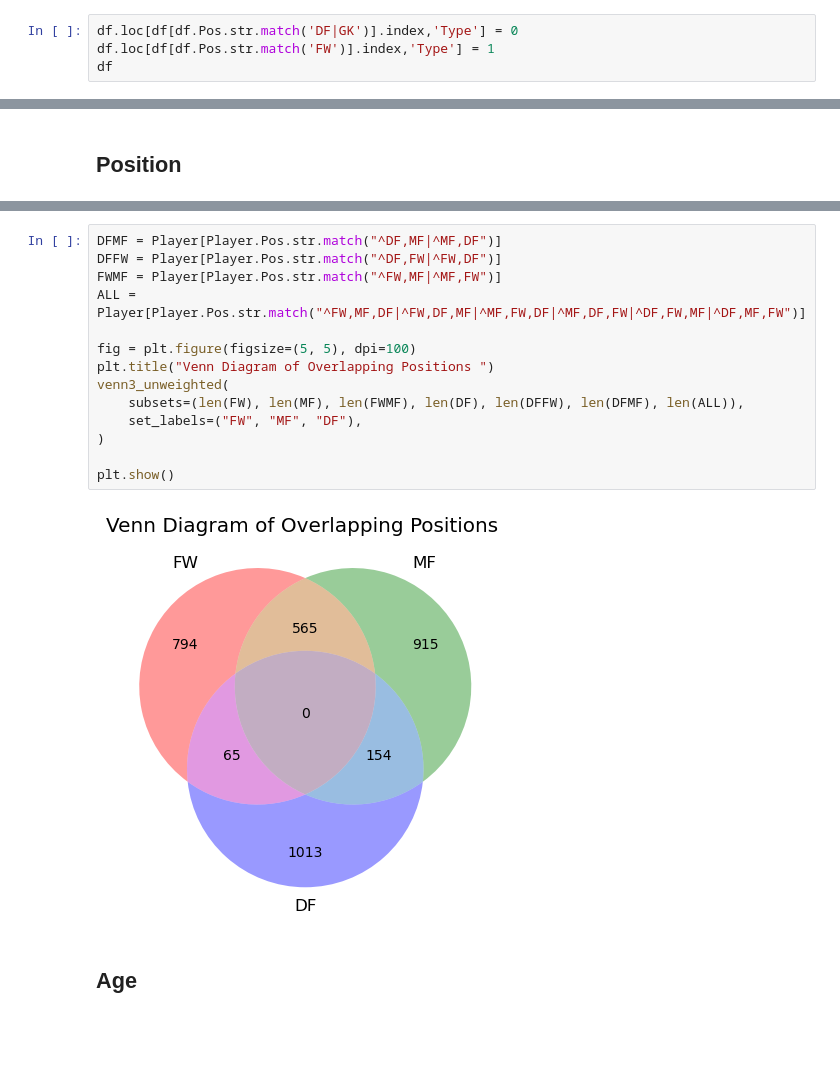
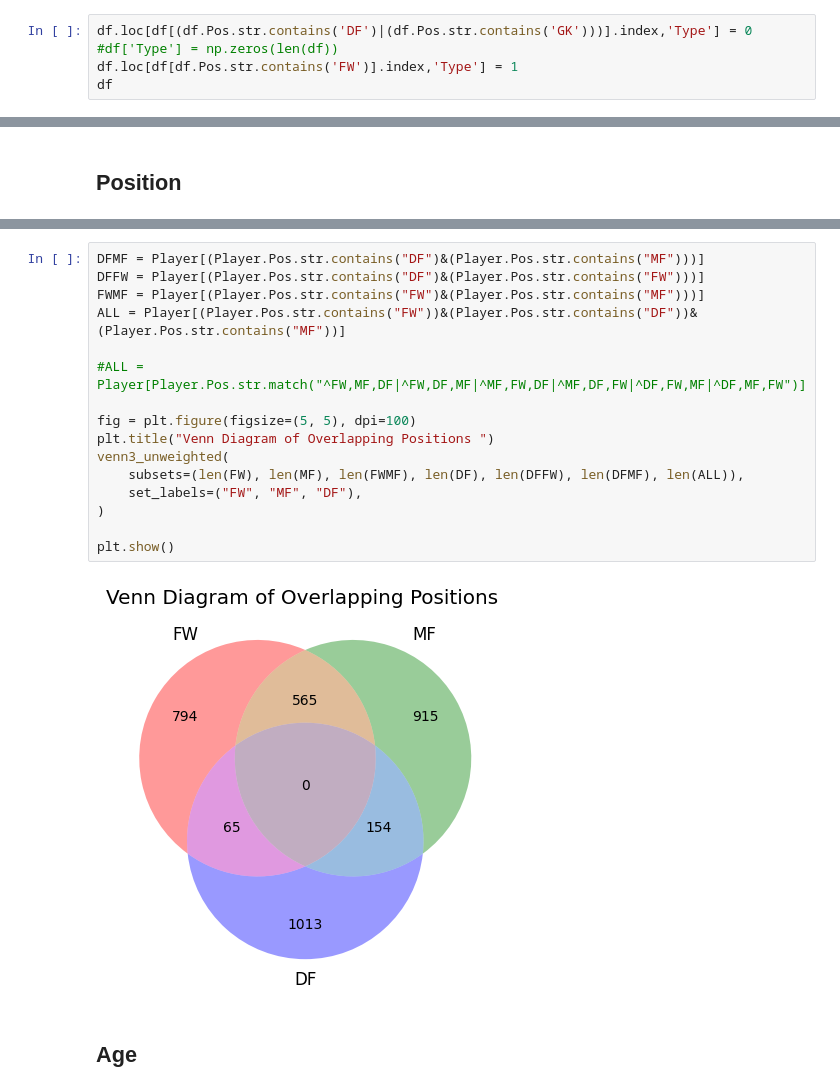
Before and after one commit to IsraelFPM/FootBall-EDA, a Jupyter notebook: PlayersAnalyses.ipynb, the cells around one changed output, grey strips where cells are left out. Cells and saved outputs as stored; diff of their text form; blank space fills up the shorter version.

```diff
--- a/PlayersAnalyses.ipynb
+++ b/PlayersAnalyses.ipynb
@@ -120,8 +121,9 @@ for col in cols:
 # %% [markdown]
 Definying the target variable as type of player(Offensive/Deffensive), any Defenser(DF) or GoalKeeper(GK) is a Deffensive(0) and Foward(FW) is Offensive(1). If a player is Defenser and Fowards a type 1 is given.
 # %%
-df.loc[df[df.Pos.str.match('DF|GK')].index,'Type'] = 0
-df.loc[df[df.Pos.str.match('FW')].index,'Type'] = 1
+df.loc[df[(df.Pos.str.contains('DF')|(df.Pos.str.contains('GK')))].index,'Type'] = 0
+#df['Type'] = np.zeros(len(df))
+df.loc[df[df.Pos.str.contains('FW')].index,'Type'] = 1
 df
 # %% [output]
 |  | Rk | Player | Nation | Pos | Squad | Age | Born | 90s | CrdY | CrdR | ... | ... |
@@ -191,21 +199,23 @@ plt.show()
 # %% [output]
 [figure]
 # %%
-DFMF = Player[Player.Pos.str.match("^DF,MF|^MF,DF")]
-DFFW = Player[Player.Pos.str.match("^DF,FW|^FW,DF")]
-FWMF = Player[Player.Pos.str.match("^FW,MF|^MF,FW")]
-ALL = Player[Player.Pos.str.match("^FW,MF,DF|^FW,DF,MF|^MF,FW,DF|^MF,DF,FW|^DF,FW,MF|^DF,MF,FW")]
+DFMF = Player[(Player.Pos.str.contains("DF")&(Player.Pos.str.contains("MF")))]
+DFFW = Player[(Player.Pos.str.contains("DF")&(Player.Pos.str.contains("FW")))]
+FWMF = Player[(Player.Pos.str.contains("FW")&(Player.Pos.str.contains("MF")))]
+ALL = Player[(Player.Pos.str.contains("FW"))&(Player.Pos.str.contains("DF"))&(Player.Pos.str.contains("MF"))]
+
+#ALL = Player[Player.Pos.str.match("^FW,MF,DF|^FW,DF,MF|^MF,FW,DF|^MF,DF,FW|^DF,FW,MF|^DF,MF,FW")]
 
 fig = plt.figure(figsize=(5, 5), dpi=100)
 plt.title("Venn Diagram of Overlapping Positions ")
 venn3_unweighted(
     subsets=(len(FW), len(MF), len(FWMF), len(DF), len(DFFW), len(DFMF), len(ALL)),
     set_labels=("FW", "MF", "DF"),
 )
 
 plt.show()
 # %% [output]
-[figure, old version]
+[figure, new version]
 # %% [markdown]
 ## Age
 # %% [markdown]
```
Also changed, not shown: parts of 12 cells of this notebook.
